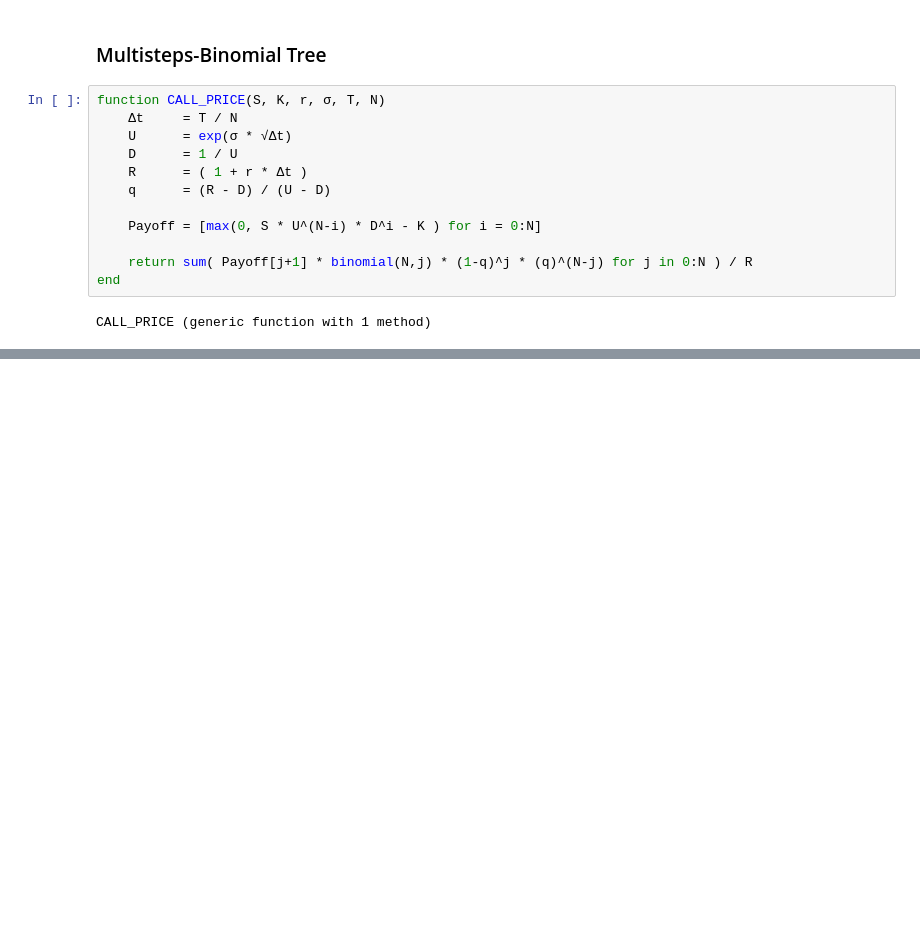
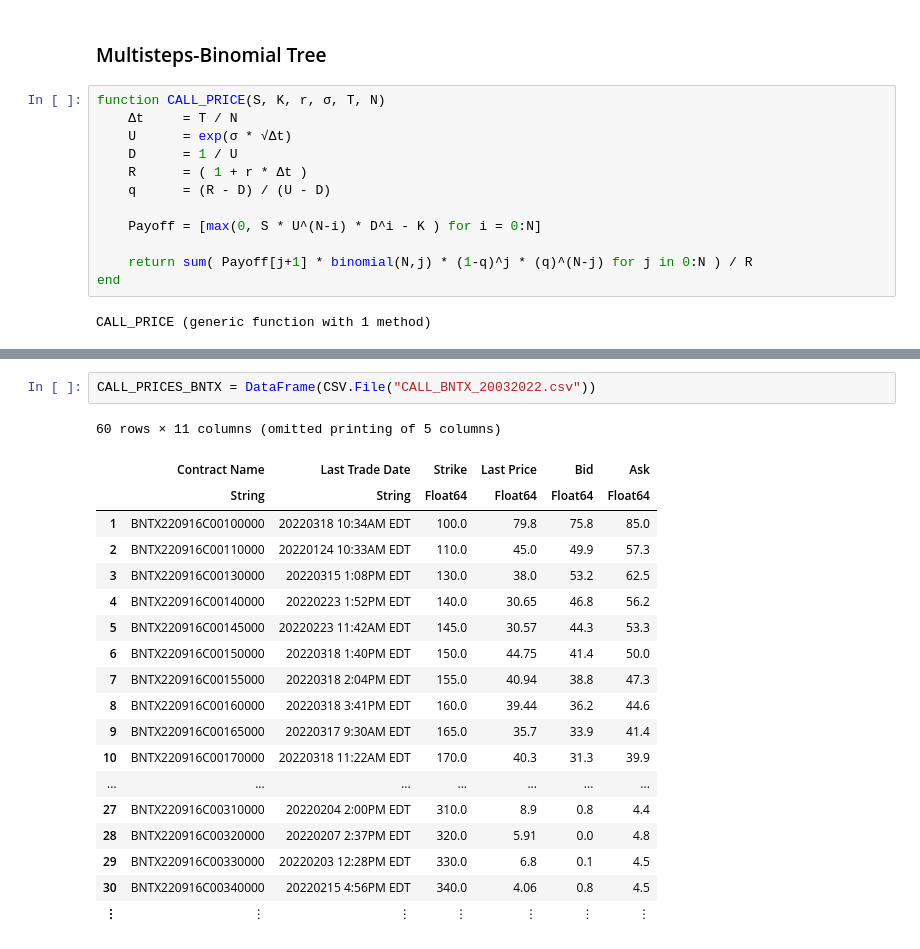
Before and after one commit to aidinattar/Financial-Mathematics, a Jupyter notebook: W1.Binomial-Model/Binomial-Model.ipynb, the cells around one changed output, grey strips where cells are left out. Drawn from its saved outputs; the diff is of its cells as text; blank space fills up the shorter version.

```diff
--- a/W1.Binomial-Model/Binomial-Model.ipynb
+++ b/W1.Binomial-Model/Binomial-Model.ipynb
@@ -260,0 +322,22 @@ PlotlyJS.savefig(p, "figures/CALL_BNTX_6MONTHS.html")
+# %%
+CALL_PRICES_BNTX = DataFrame(CSV.File("CALL_BNTX_20032022.csv"))
+# %% [output]
+60 rows × 11 columns (omitted printing of 5 columns)
+|  | Contract Name | Last Trade Date | Strike | Last Price | Bid | Ask |
+|  | String | String | Float64 | Float64 | Float64 | Float64 |
+| 1 | BNTX220916C00100000 | 20220318 10:34AM EDT | 100.0 | 79.8 | 75.8 | 85.0 |
+| 2 | BNTX220916C00110000 | 20220124 10:33AM EDT | 110.0 | 45.0 | 49.9 | 57.3 |
+| 3 | BNTX220916C00130000 | 20220315 1:08PM EDT | 130.0 | 38.0 | 53.2 | 62.5 |
+| 4 | BNTX220916C00140000 | 20220223 1:52PM EDT | 140.0 | 30.65 | 46.8 | 56.2 |
+| 5 | BNTX220916C00145000 | 20220223 11:42AM EDT | 145.0 | 30.57 | 44.3 | 53.3 |
+| 6 | BNTX220916C00150000 | 20220318 1:40PM EDT | 150.0 | 44.75 | 41.4 | 50.0 |
+| 7 | BNTX220916C00155000 | 20220318 2:04PM EDT | 155.0 | 40.94 | 38.8 | 47.3 |
+| 8 | BNTX220916C00160000 | 20220318 3:41PM EDT | 160.0 | 39.44 | 36.2 | 44.6 |
+| 9 | BNTX220916C00165000 | 20220317 9:30AM EDT | 165.0 | 35.7 | 33.9 | 41.4 |
+| 10 | BNTX220916C00170000 | 20220318 11:22AM EDT | 170.0 | 40.3 | 31.3 | 39.9 |
+| ... | ... | ... | ... | ... | ... | ... |
+| 27 | BNTX220916C00310000 | 20220204 2:00PM EDT | 310.0 | 8.9 | 0.8 | 4.4 |
+| 28 | BNTX220916C00320000 | 20220207 2:37PM EDT | 320.0 | 5.91 | 0.0 | 4.8 |
+| 29 | BNTX220916C00330000 | 20220203 12:28PM EDT | 330.0 | 6.8 | 0.1 | 4.5 |
+| 30 | BNTX220916C00340000 | 20220215 4:56PM EDT | 340.0 | 4.06 | 0.8 | 4.5 |
+| ⋮ | ⋮ | ⋮ | ⋮ | ⋮ | ⋮ | ⋮ |
```
Also changed, not shown: parts of 19 cells of this notebook, 15 other files.
